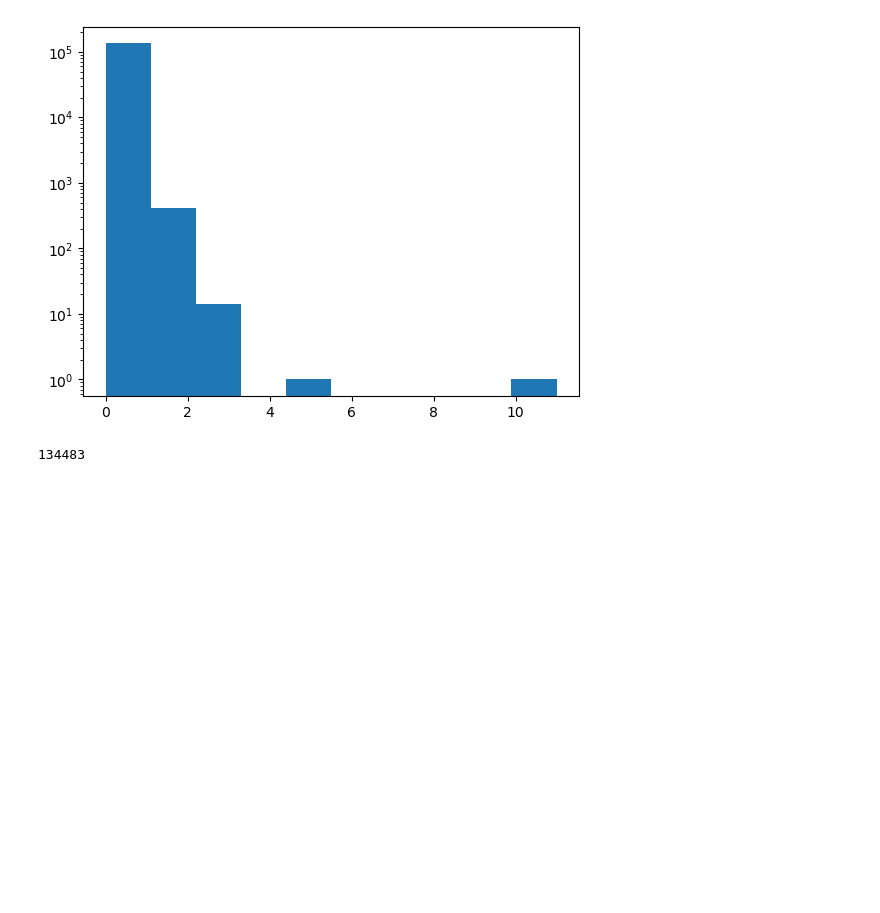
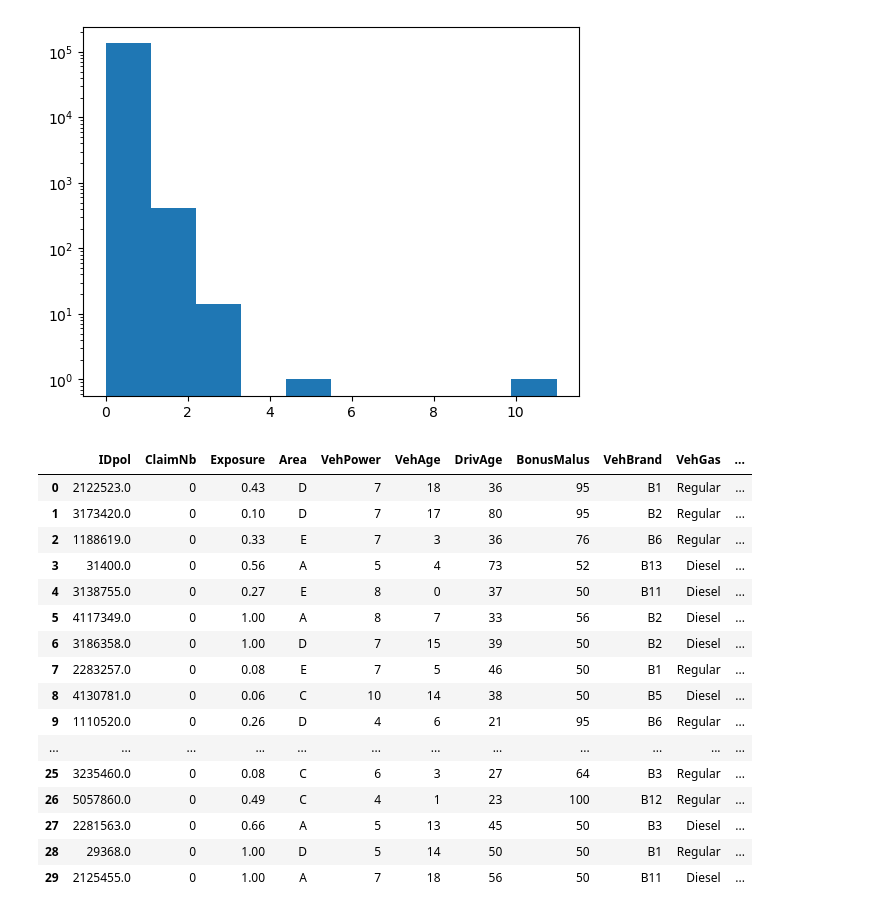
Before and after one commit to BossThePro/MLProject-Group-SR, a Jupyter notebook: test.ipynb, the cells around one changed output. Saved outputs shown, nothing was run; the diff lists cells and outputs as text; code cells hidden in the pictures; blank space fills up the shorter version.

```diff
--- a/test.ipynb
+++ b/test.ipynb
@@ -58,7 +59,23 @@ plt.hist(x,log=True)
  array([ 0. ,  1.1,  2.2,  3.3,  4.4,  5.5,  6.6,  7.7,  8.8,  9.9, 11. ]),
  <BarContainer object of 10 artists>)
 [figure]
-# %%
-len(df1)
-# %% [output]
-134483
+# %%
+df.head(30)
+# %% [output]
+|  | IDpol | ClaimNb | Exposure | Area | VehPower | VehAge | DrivAge | BonusMalus | VehBrand | VehGas | ... |
+| 0 | 2122523.0 | 0 | 0.43 | D | 7 | 18 | 36 | 95 | B1 | Regular | ... |
+| 1 | 3173420.0 | 0 | 0.10 | D | 7 | 17 | 80 | 95 | B2 | Regular | ... |
+| 2 | 1188619.0 | 0 | 0.33 | E | 7 | 3 | 36 | 76 | B6 | Regular | ... |
+| 3 | 31400.0 | 0 | 0.56 | A | 5 | 4 | 73 | 52 | B13 | Diesel | ... |
+| 4 | 3138755.0 | 0 | 0.27 | E | 8 | 0 | 37 | 50 | B11 | Diesel | ... |
+| 5 | 4117349.0 | 0 | 1.00 | A | 8 | 7 | 33 | 56 | B2 | Diesel | ... |
+| 6 | 3186358.0 | 0 | 1.00 | D | 7 | 15 | 39 | 50 | B2 | Diesel | ... |
+| 7 | 2283257.0 | 0 | 0.08 | E | 7 | 5 | 46 | 50 | B1 | Regular | ... |
+| 8 | 4130781.0 | 0 | 0.06 | C | 10 | 14 | 38 | 50 | B5 | Diesel | ... |
+| 9 | 1110520.0 | 0 | 0.26 | D | 4 | 6 | 21 | 95 | B6 | Regular | ... |
+| ... | ... | ... | ... | ... | ... | ... | ... | ... | ... | ... | ... |
+| 25 | 3235460.0 | 0 | 0.08 | C | 6 | 3 | 27 | 64 | B3 | Regular | ... |
+| 26 | 5057860.0 | 0 | 0.49 | C | 4 | 1 | 23 | 100 | B12 | Regular | ... |
+| 27 | 2281563.0 | 0 | 0.66 | A | 5 | 13 | 45 | 50 | B3 | Diesel | ... |
+| 28 | 29368.0 | 0 | 1.00 | D | 5 | 14 | 50 | 50 | B1 | Regular | ... |
+| 29 | 2125455.0 | 0 | 1.00 | A | 7 | 18 | 56 | 50 | B11 | Diesel | ... |
```
Also changed, not shown: parts of 7 cells of this notebook, 1 other file.
